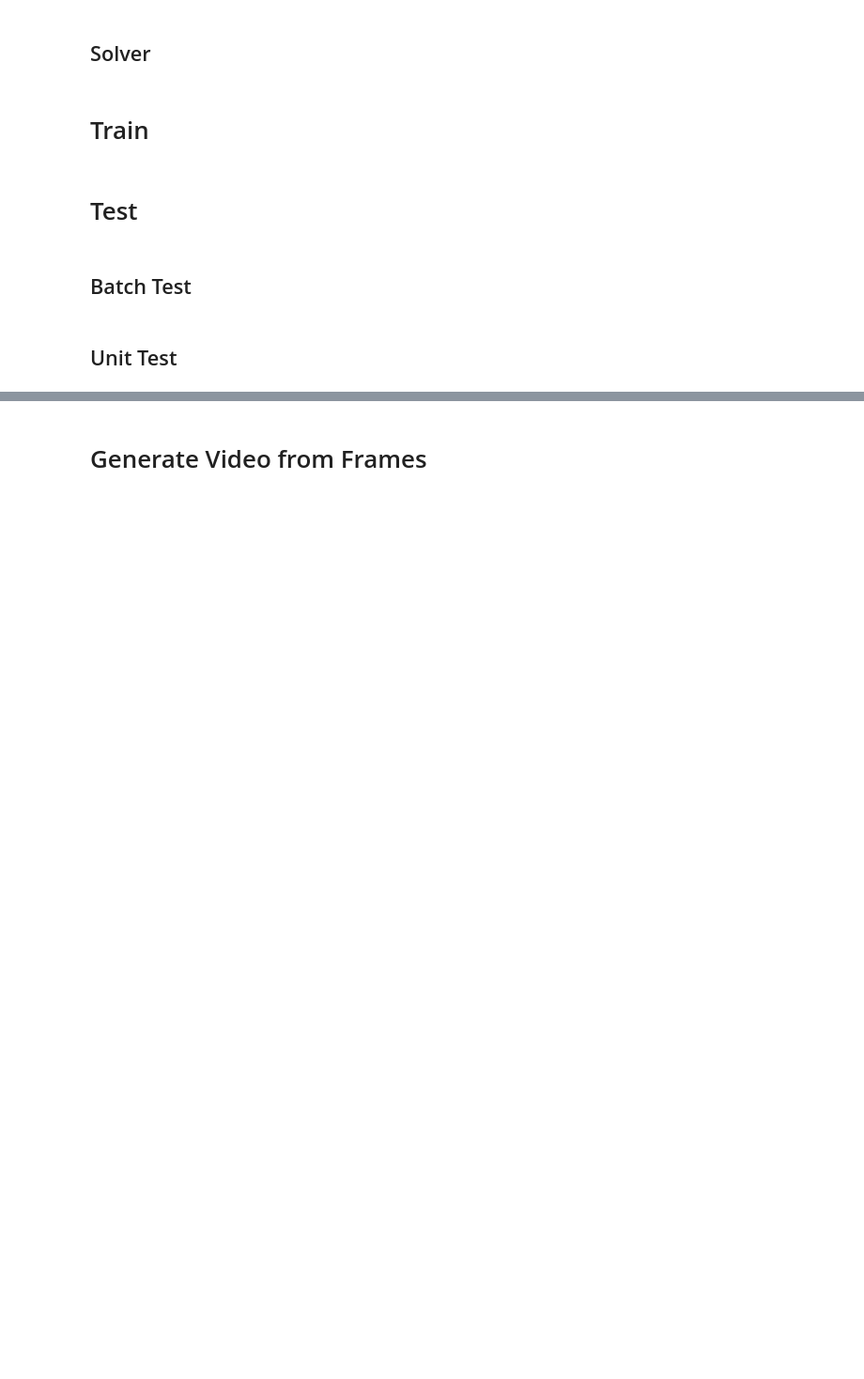
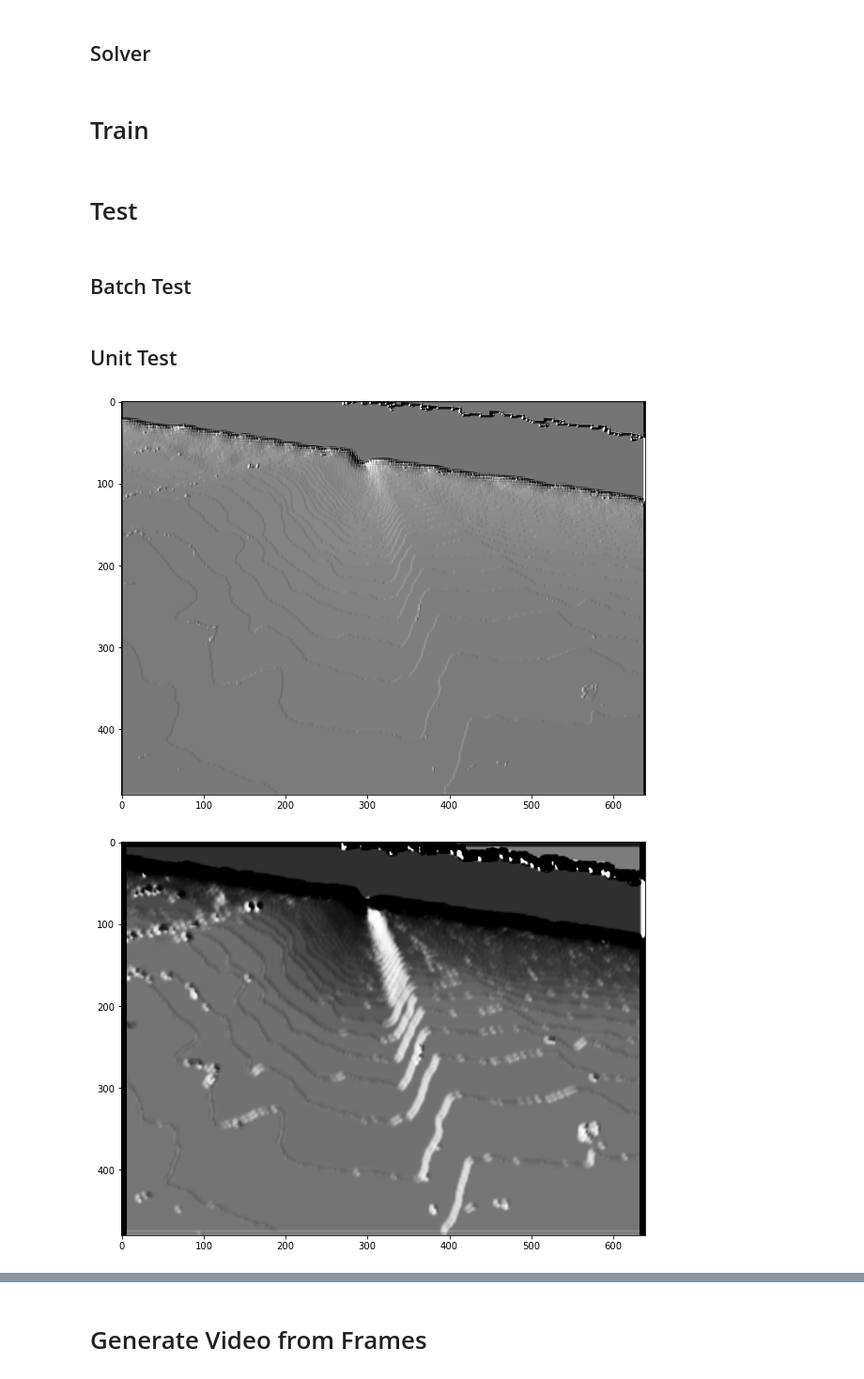
Before and after one commit to free-bit/furrow-edge-detector, a Jupyter notebook: notebooks/HED for Ridge Detection.ipynb, the cells around one changed output, grey strips where cells are left out. Shown: that part at 94% size. Saved outputs shown, nothing was run; the diff lists cells and outputs as text; code cells hidden in the pictures; blank space fills up the shorter version.

```diff
--- a/notebooks/HED for Ridge Detection.ipynb
+++ b/notebooks/HED for Ridge Detection.ipynb
@@ -224,7 +241,7 @@ if old_runs:
     run_id = int(max(old_runs).split('run')[-1]) + 1
 solver_args = {
     "device": torch.device("cuda:0" if torch.cuda.is_available() else "cpu"),
-    "loss_func": "bce",
+    "loss_func": "class_balanced_bce",
     "metric_func": "f1",
     "log_path": f"log/run{run_id}/",
 }
@@ -235,7 +252,7 @@ print(solver)
 # %% [markdown]
 # Train
 # %%
-batch_size = 8
+batch_size = 20
 train_loader = DataLoader(train_dataset, batch_size=batch_size, shuffle=True, num_workers=0)
 val_loader = DataLoader(val_dataset, batch_size=batch_size, shuffle=True, num_workers=0)
 print(f"Total train iterations (batch count): {len(train_loader)}")
@@ -269,18 +288,36 @@ print(f"Total test iterations (batch count): {len(test_loader)}")
 results = solver.test(model, test_loader, test_args)
 # %% [markdown]
 ## Unit Test
-# %%
-from PIL import Image
-from torchvision.transforms import functional as F
-from utils.helpers import show_image
-
-def detect(model, image):
-    model.eval()
-    X = F.to_tensor(image).unsqueeze(0)
-    output = F.to_pil_image(torch.sigmoid(model(X).squeeze(0)))
-    return output
-
-path = 'sample.png'
-image = Image.open(path)
-detection = detect(model, image)
-show_image(detection, cmap="gray")
+# %%
+from PIL import Image
+from torchvision.transforms import functional as F
+from utils.helpers import show_image
+
+# TODO: Refactor here
+def detect(model, image):
+    model.eval()
+    X = F.to_tensor(image).unsqueeze(0)
+    X = F.normalize(X, mean=[0.485, 0.456, 0.406], std=[0.229, 0.224, 0.225])
+    logits = model(X)
+    logits = logits.squeeze(0)
+    preds = torch.sigmoid(logits)
+    pred0 = F.to_pil_image(preds[0])
+    pred1 = F.to_pil_image(preds[1])
+    pred2 = F.to_pil_image(preds[2])
+    pred3 = F.to_pil_image(preds[3])
+    pred4 = F.to_pil_image(preds[4])
+    pred5 = F.to_pil_image(preds[5])
+    pred6 = F.to_pil_image(preds.mean(dim=0, keepdims=True))
+    return pred0, pred1, pred2, pred3, pred4, pred5, pred6
+
+path = './dataset/20201112_125754/5032_depth.npy'
+depth_arr = np.load(path)
+depth_arr = np.rint(255 * (depth_arr / depth_arr.max())).astype(np.uint8)
+depth_arr = np.stack([depth_arr, depth_arr, depth_arr], axis=-1)
+# image = Image.open(path)
+detections = detect(model, depth_arr)
+for detection in detections:
+    show_image(detection, cmap="gray")
+# %% [output]
+[figure, added]
+[figure, added]
```
Also changed, not shown: parts of 9 cells of this notebook, 3 other files.
